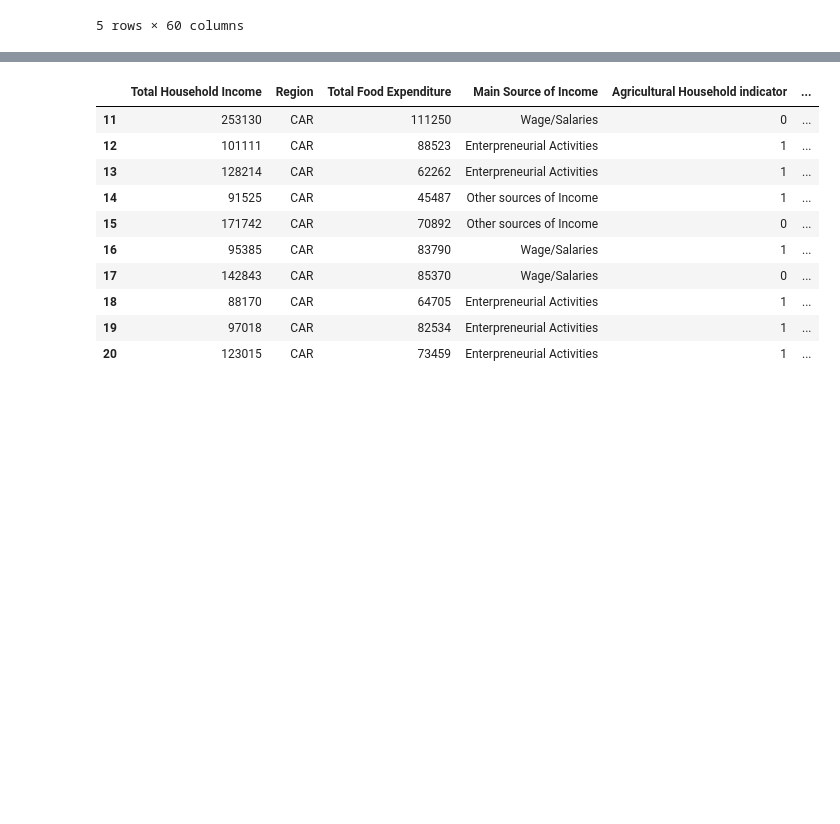
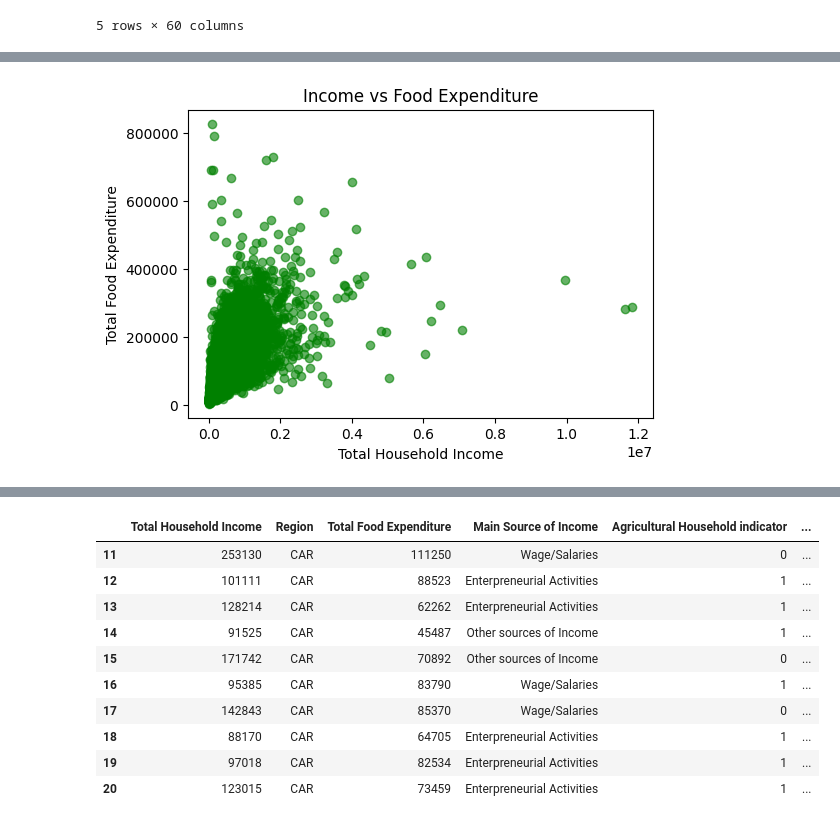
Before and after one commit to gemwel/ELEC303_DATA_ANALYSIS, a Jupyter notebook: Finals_Project_Perez_3B.ipynb, the cells around one changed output, grey strips where cells are left out. Saved outputs shown, nothing was run; the diff lists cells and outputs as text; code cells hidden in the pictures; blank space fills up the shorter version.

```diff
--- a/Finals_Project_Perez_3B.ipynb
+++ b/Finals_Project_Perez_3B.ipynb
@@ -118,0 +108,9 @@ Accuracy: 0.6769767721747503
+# %%
+plt.figure(figsize=(6,4))
+plt.scatter(df['Total Household Income'], df['Total Food Expenditure'], color='green', alpha=0.6)
+plt.title('Income vs Food Expenditure')
+plt.xlabel('Total Household Income')
+plt.ylabel('Total Food Expenditure')
+plt.show()
+# %% [output]
+[figure, added]
```
Also changed, not shown: parts of 21 cells of this notebook.
